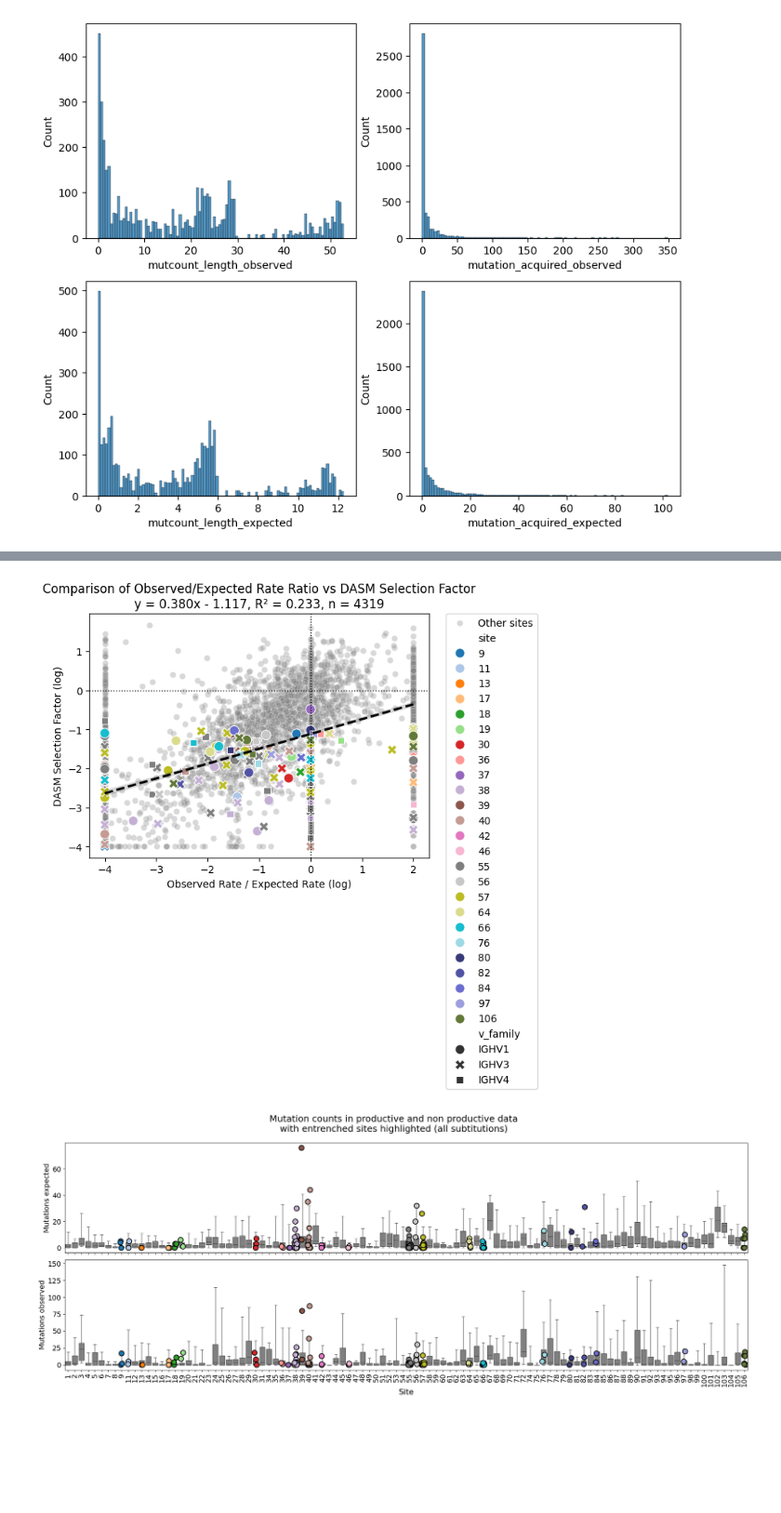
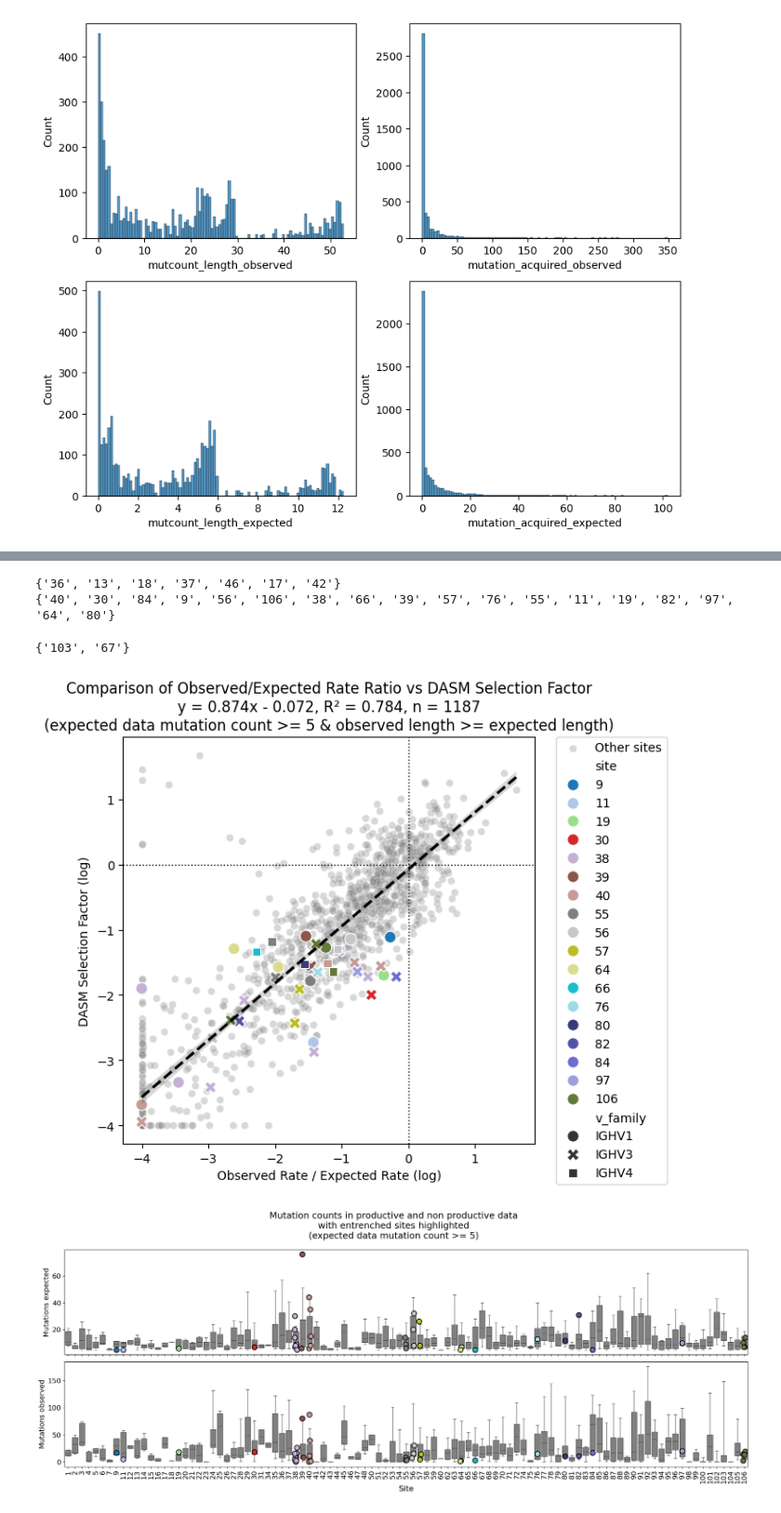
Before and after one commit to matsengrp/dasm-epistasis-experiments, a Jupyter notebook: rates_analysis_productive_non_productive_fix.ipynb, the cells around one changed output, grey strips where cells are left out. Shown at 93% size. Cells and saved outputs as stored; diff of their text form; code cells hidden in the pictures; blank space fills up the shorter version.

```diff
--- a/rates_analysis_productive_non_productive_fix.ipynb
+++ b/rates_analysis_productive_non_productive_fix.ipynb
@@ -1083,5 +1206,25 @@ for ax, column in enumerate(['mutcount_length_observed', 'mutation_acquired_obse
+# %%
+entrenched_sites_test = entrenched_compare_rates_dasm.site.drop_duplicates().sort_values().tolist()
+entrenched_sites_that_pass_filter_test = entrenched_compare_rates_dasm[(entrenched_compare_rates_dasm.mutation_acquired_expected >= 5)].site.drop_duplicates().sort_values()
+
+# find all sites that exist in entrenched_sites_test but not in entrenched_sites_that_pass_filter_test
+print(set(entrenched_sites_test) - set(entrenched_sites_that_pass_filter_test))
+
+# find all sites that exist in entrenched_sites_test and in entrenched_sites_that_pass_filter_test
+print(set(entrenched_sites_test) & set(entrenched_sites_that_pass_filter_test))
+# %% [output]
+{'36', '13', '18', '37', '46', '17', '42'}
+{'40', '30', '84', '9', '56', '106', '38', '66', '39', '57', '76', '55', '11', '19', '82', '97', '64', '80'}
+# %%
+sites_that_lost_data_when_filtering = compare_dasm_rates[(compare_dasm_rates.mutation_acquired_expected < 5)].site.drop_duplicates().sort_values()
+all_sites = compare_dasm_rates.site.drop_duplicates().sort_values()
+
+# find sites that do not lose substitutions to filtering
+print(set(all_sites) - set(sites_that_lost_data_when_filtering))
+# %% [output]
+{'103', '67'}
 # %%
-# Correlate all DASM selection factors with observed/expected rates for amino acid changes
+# Correlate DASM selection factors with observed/expected rates for amino acid changes that pass filter (compare_dasm_rates['mutation_acquired_expected'] >= 5) & (compare_dasm_rates.one_mutation_away == True) & (compare_dasm_rates['mutcount_length_observed'] >= compare_dasm_rates['mutcount_length_expected'])
 
 dasm_summarized = aa_site_subs_selection_df_germline[aa_site_subs_selection_df_germline.is_germline_aa == True].groupby(['v_family', 'site', 'parent_aa', 'selection_factor_target_aa']).selection_factor.median().reset_index()
 
@@ -1094,9 +1237,9 @@ compare_dasm_rates['log_selection_factor'] = compare_dasm_rates['log_selection_f
 compare_dasm_rates['log_ratio'] = compare_dasm_rates['log_ratio'].clip(lower=-4, upper=2)
 
 # filter only sites with sufficient data, and one mutation away
-#compare_dasm_rates = compare_dasm_rates[(compare_dasm_rates['mutation_acquired_observed'] + compare_dasm_rates['mutation_acquired_expected'] >= 5) & (compare_dasm_rates.one_mutation_away == True)]
-compare_dasm_rates = compare_dasm_rates[(compare_dasm_rates.one_mutation_away == True)]
-compare_dasm_rates = compare_dasm_rates[compare_dasm_rates.site <= 106]
+compare_dasm_rates = compare_dasm_rates[(compare_dasm_rates['mutation_acquired_expected'] >= 5) & (compare_dasm_rates.one_mutation_away == True) & (compare_dasm_rates.site <= 106)]
+
+
 
 
 # Calculate regression statistics
@@ -1112,7 +1255,6 @@ y_clean = y[mask]
 slope, intercept, r_value, p_value, std_err = stats.linregress(x_clean, y_clean)
 r_squared = r_value ** 2
 n = len(x_clean)
-
 
 # Create the plot
 fig, ax = plt.subplots(figsize=(7, 6))
@@ -1151,12 +1293,15 @@ if intercept >= 0:
 else:
     equation = f'y = {slope:.3f}x - {abs(intercept):.3f}'
 
-title = f'Comparison of Observed/Expected Rate Ratio vs DASM Selection Factor\n{equation}, R² = {r_squared:.3f}, n = {n}'
+title = f'Comparison of Observed/Expected Rate Ratio vs DASM Selection Factor\n{equation}, R² = {r_squared:.3f}, n = {n}\n(expected data mutation count >= 5 & observed length >= expected length)'
 plt.title(title)
 
 plt.tight_layout()
 plt.show()
-fig.savefig('figures/dasm_vs_rates_comparison_all.pdf', dpi=800)
+fig.savefig('figures/dasm_vs_rates_comparison_filtered_mut_greater_than_5.pdf', dpi=800)
+
+
+
 
 # Convert from whatever type to float, then int, then string
 compare_dasm_rates['site'] = compare_dasm_rates['site'].astype(float).astype(int).astype(str)
@@ -1170,36 +1315,36 @@ site_order = sorted(compare_dasm_rates['site'].unique(), key=lambda x: int(x))
 # Create boxplots with grey color and alpha
 sns.boxplot(data=compare_dasm_rates, x='site', y='mutation_acquired_expected',
             ax=ax[0], whis=[5,95], showfliers=False, order=site_order,
-            color='grey')
+            color='grey', saturation=0.1)
 sns.boxplot(data=compare_dasm_rates, x='site', y='mutation_acquired_observed',
             ax=ax[1], whis=[5,95], showfliers=False, order=site_order,
-            color='grey')
+            color='grey', saturation=0.1)
 
 # Overlay scatter points
 sns.stripplot(data=entrenched_compare_rates_dasm, x='site', y='mutation_acquired_expected',
               ax=ax[0], hue='site', palette=site_color_map,
               size=10, linewidth=1.5, edgecolor='black', dodge=False, order=site_order, legend=False, jitter=0.2)
 
 sns.stripplot(data=entrenched_compare_rates_dasm, x='site', y='mutation_acquired_observed',
               ax=ax[1], hue='site', palette=site_color_map,
               size=10, linewidth=1.5, edgecolor='black', dodge=False, order=site_order, legend=False, jitter=0.2)
 
 # Increase font sizes
 ax[0].tick_params(axis='both', labelsize=14)
 ax[1].tick_params(axis='both', labelsize=14)
 ax[0].set_ylabel('Mutations expected', fontsize=14)
 ax[1].set_ylabel('Mutations observed', fontsize=14)
 ax[1].set_xlabel('Site', fontsize=16)
 
 # Rotate x-axis labels
 ax[1].tick_params(axis='x', rotation=90)
 
 # Add title
-fig.suptitle('Mutation counts in productive and non productive data\nwith entrenched sites highlighted (all subtitutions)',
+fig.suptitle('Mutation counts in productive and non productive data\nwith entrenched sites highlighted\n(expected data mutation count >= 5)',
              fontsize=18, y=0.995)
 
 plt.tight_layout()
-fig.savefig('figures/rate_ratios_all.pdf', dpi=800)
+fig.savefig('figures/rate_ratios_filtered_mut_greater_than_5.pdf', dpi=800)
 # %% [output]
-[figure, old version]
+[figure, new version]
-[figure, old version]
+[figure, new version]
```
Also changed, not shown: parts of 5 cells of this notebook.
